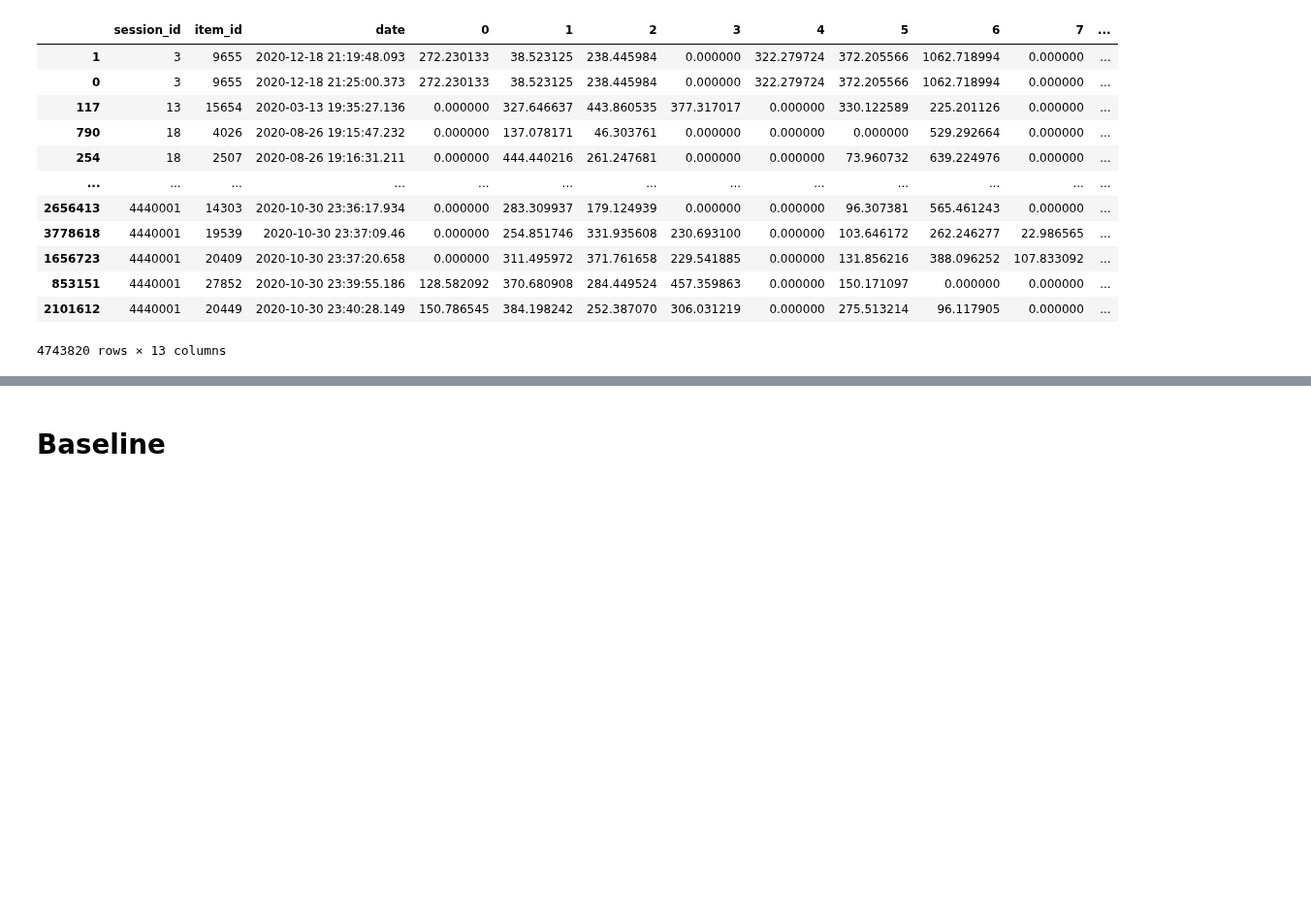
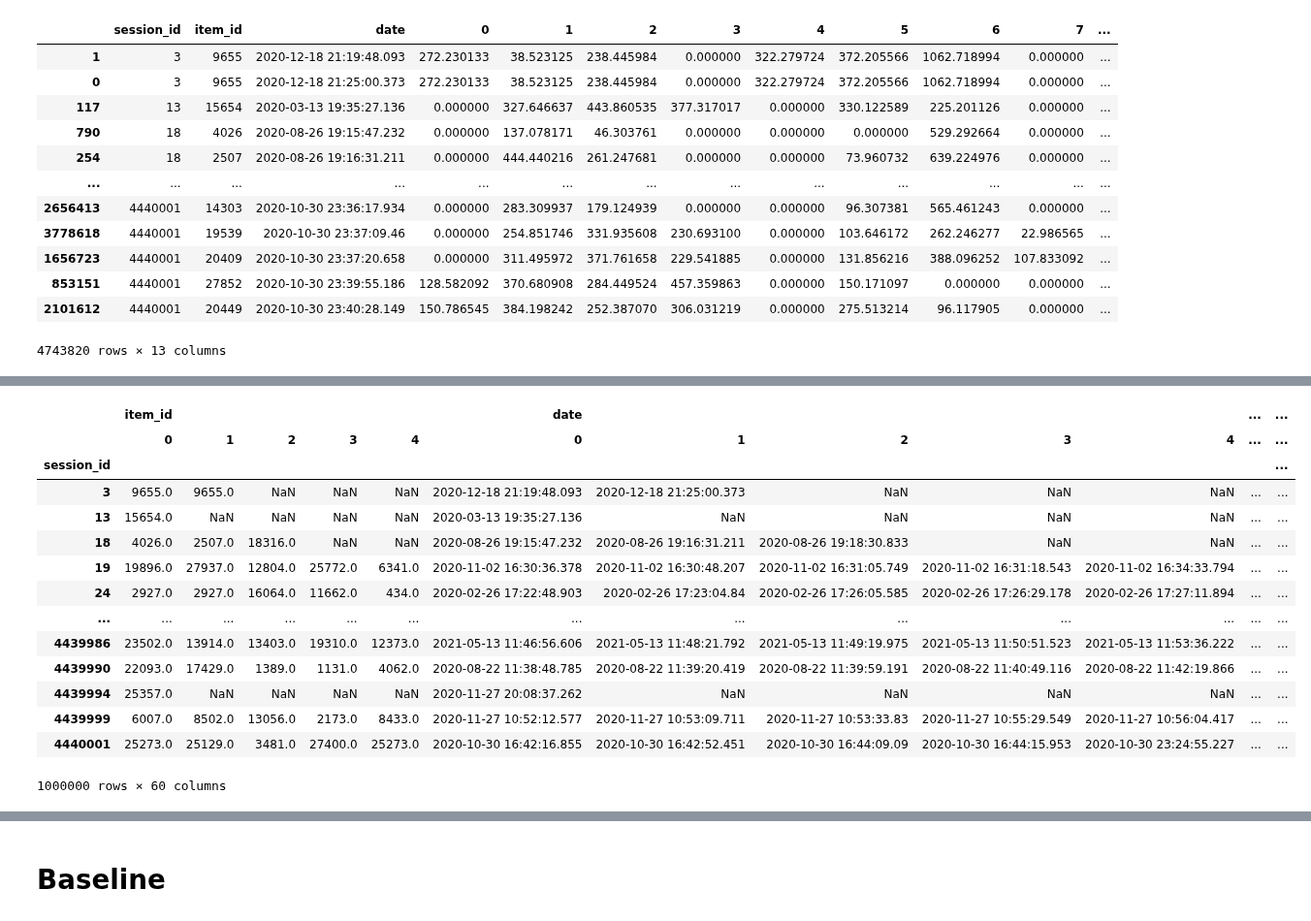
Before and after one commit to Ananassio/Data-Science_lab, a Jupyter notebook: Project/Data.ipynb, the cells around one changed output, grey strips where cells are left out. Shown at 97% size. Drawn from its saved outputs; the diff is of its cells as text; code cells hidden in the pictures; blank space fills up the shorter version.

```diff
--- a/Project/Data.ipynb
+++ b/Project/Data.ipynb
@@ -944,4 +944,4 @@ X
 | 2101612 | 4440001 | 20449 | 2020-10-30 23:40:28.149 | 150.786545 | 384.198242 | 252.387070 | 306.031219 | 0.000000 | 275.513214 | 96.117905 | 0.000000 | ... |
 4743820 rows × 13 columns
 # %%
-X.groupby('session_id').head(5)
+X = X.groupby('session_id').head(5)
@@ -966,3 +949,0 @@ KeyboardInterrupt: ignored
-# %%
-data = X.set_index('session_id')
-#data = data.stack()
@@ -982,0 +950,18 @@ data2.pivot_table(index='session_id')
+# %%
+X
+# %% [output]
+|  | item_id |  |  |  |  | date |  |  |  |  | ... | ... |
+|  | 0 | 1 | 2 | 3 | 4 | 0 | 1 | 2 | 3 | 4 | ... | ... |
+| session_id |  |  |  |  |  |  |  |  |  |  |  | ... |
+| 3 | 9655.0 | 9655.0 | NaN | NaN | NaN | 2020-12-18 21:19:48.093 | 2020-12-18 21:25:00.373 | NaN | NaN | NaN | ... | ... |
+| 13 | 15654.0 | NaN | NaN | NaN | NaN | 2020-03-13 19:35:27.136 | NaN | NaN | NaN | NaN | ... | ... |
+| 18 | 4026.0 | 2507.0 | 18316.0 | NaN | NaN | 2020-08-26 19:15:47.232 | 2020-08-26 19:16:31.211 | 2020-08-26 19:18:30.833 | NaN | NaN | ... | ... |
+| 19 | 19896.0 | 27937.0 | 12804.0 | 25772.0 | 6341.0 | 2020-11-02 16:30:36.378 | 2020-11-02 16:30:48.207 | 2020-11-02 16:31:05.749 | 2020-11-02 16:31:18.543 | 2020-11-02 16:34:33.794 | ... | ... |
+| 24 | 2927.0 | 2927.0 | 16064.0 | 11662.0 | 434.0 | 2020-02-26 17:22:48.903 | 2020-02-26 17:23:04.84 | 2020-02-26 17:26:05.585 | 2020-02-26 17:26:29.178 | 2020-02-26 17:27:11.894 | ... | ... |
+| ... | ... | ... | ... | ... | ... | ... | ... | ... | ... | ... | ... | ... |
+| 4439986 | 23502.0 | 13914.0 | 13403.0 | 19310.0 | 12373.0 | 2021-05-13 11:46:56.606 | 2021-05-13 11:48:21.792 | 2021-05-13 11:49:19.975 | 2021-05-13 11:50:51.523 | 2021-05-13 11:53:36.222 | ... | ... |
+| 4439990 | 22093.0 | 17429.0 | 1389.0 | 1131.0 | 4062.0 | 2020-08-22 11:38:48.785 | 2020-08-22 11:39:20.419 | 2020-08-22 11:39:59.191 | 2020-08-22 11:40:49.116 | 2020-08-22 11:42:19.866 | ... | ... |
+| 4439994 | 25357.0 | NaN | NaN | NaN | NaN | 2020-11-27 20:08:37.262 | NaN | NaN | NaN | NaN | ... | ... |
+| 4439999 | 6007.0 | 8502.0 | 13056.0 | 2173.0 | 8433.0 | 2020-11-27 10:52:12.577 | 2020-11-27 10:53:09.711 | 2020-11-27 10:53:33.83 | 2020-11-27 10:55:29.549 | 2020-11-27 10:56:04.417 | ... | ... |
+| 4440001 | 25273.0 | 25129.0 | 3481.0 | 27400.0 | 25273.0 | 2020-10-30 16:42:16.855 | 2020-10-30 16:42:52.451 | 2020-10-30 16:44:09.09 | 2020-10-30 16:44:15.953 | 2020-10-30 23:24:55.227 | ... | ... |
+1000000 rows × 60 columns
```
Also changed, not shown: parts of 21 cells of this notebook.
